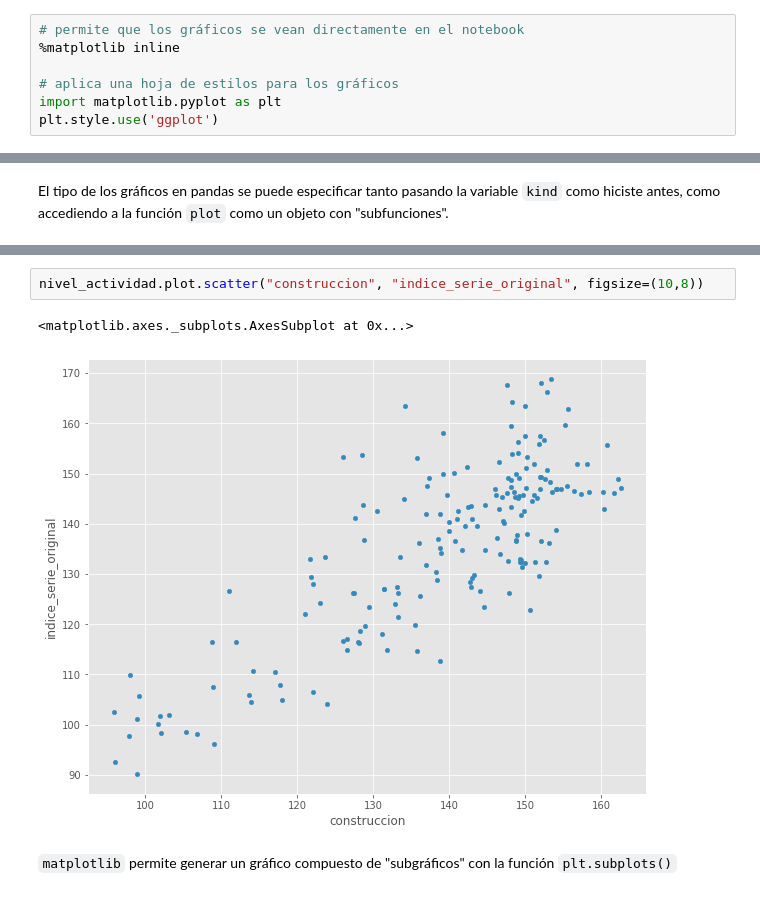
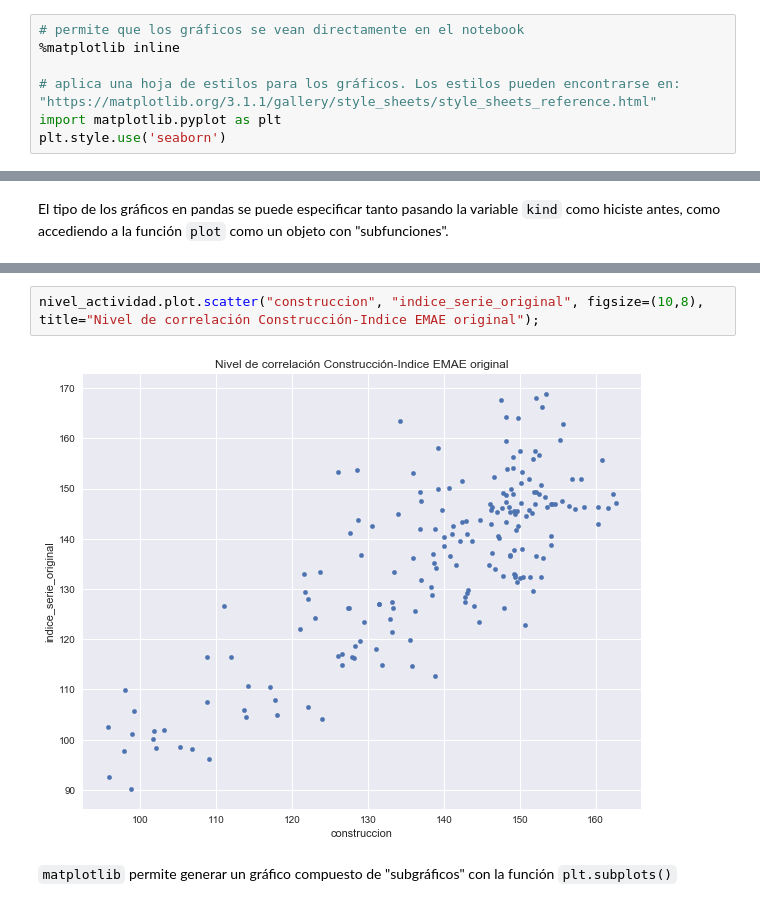
Before and after one commit to datosgobar/analisis-datos-python, a Jupyter notebook: Series-de-Tiempo/series-tiempo.ipynb, the cells around one changed output, grey strips where cells are left out. Drawn from its saved outputs; the diff is of its cells as text.

```diff
--- a/Series-de-Tiempo/series-tiempo.ipynb
+++ b/Series-de-Tiempo/series-tiempo.ipynb
@@ -18,9 +18,9 @@ import pandas as pd
 # permite que los gráficos se vean directamente en el notebook
 %matplotlib inline
 
-# aplica una hoja de estilos para los gráficos
+# aplica una hoja de estilos para los gráficos. Los estilos pueden encontrarse en: "https://matplotlib.org/3.1.1/gallery/style_sheets/style_sheets_reference.html"
 import matplotlib.pyplot as plt
-plt.style.use('ggplot')
+plt.style.use('seaborn')
 # %% [markdown]
 ## DataFrame
 # %%
@@ -255,10 +235,9 @@ nivel_actividad.head()
 | 2004-04-01 | 95.815492 | 102.567430 | 98.437312 | 153.877638 | 150.065920 | ... |
 | 2004-05-01 | 97.994567 | 109.877504 | 100.353138 | 132.357664 | 209.388076 | ... |
 # %%
-nivel_actividad.plot.scatter("construccion", "indice_serie_original", figsize=(10,8))
+nivel_actividad.plot.scatter("construccion", "indice_serie_original", figsize=(10,8), title="Nivel de correlación Construcción-Indice EMAE original");
 # %% [output]
-<matplotlib.axes._subplots.AxesSubplot at 0x...>
-[figure, old version]
+[figure, new version]
 # %% [markdown]
 `matplotlib` permite generar un gráfico compuesto de "subgráficos" con la función `plt.subplots()`
 # %%
```
Also changed, not shown: parts of 23 cells of this notebook.
